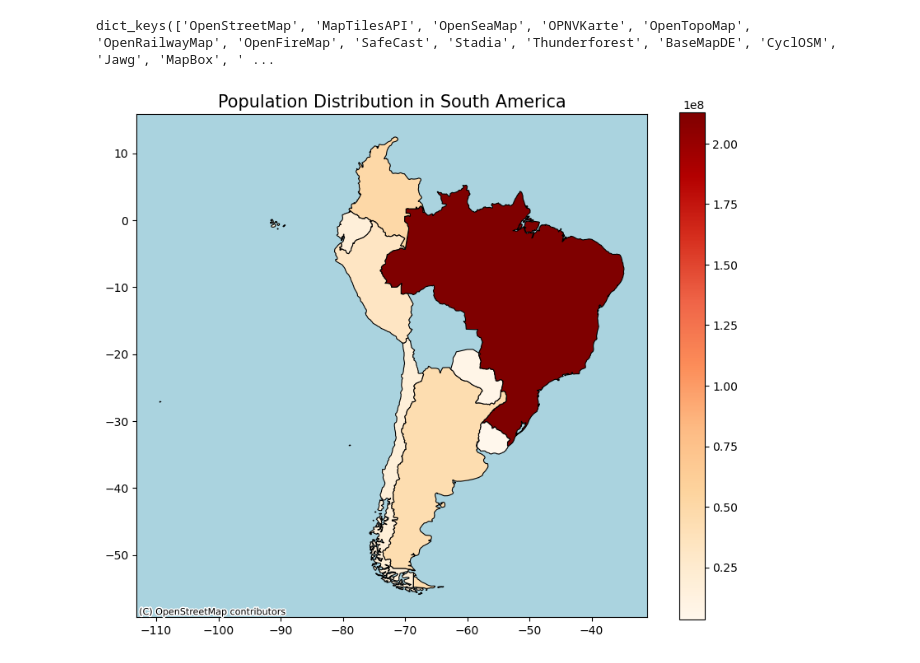
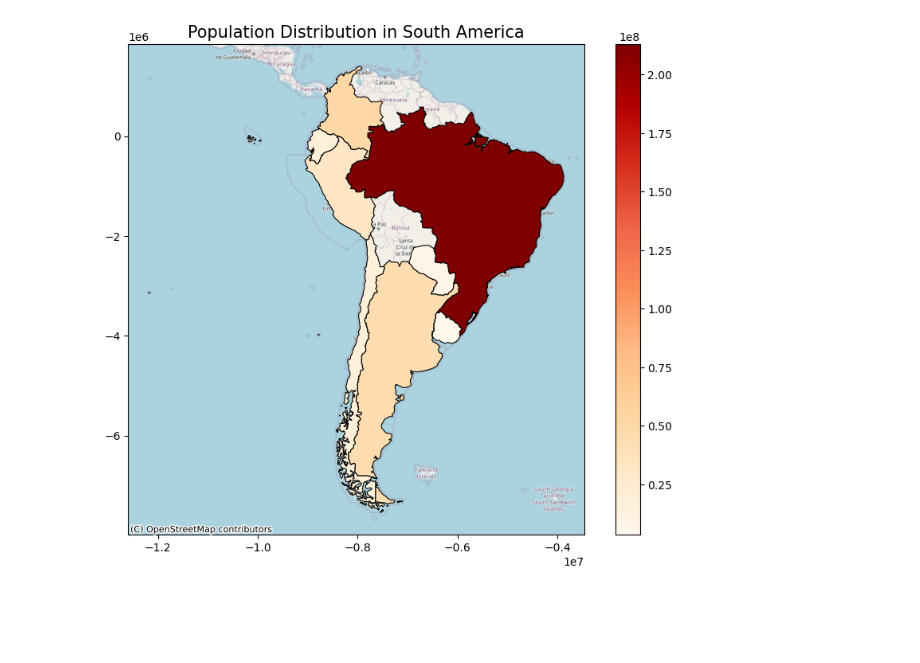
Before and after one commit to celestebasken/Project1, a Jupyter notebook: joc_workspace.ipynb, the cells around one changed output. Saved outputs shown, nothing was run; the diff lists cells and outputs as text; code cells hidden in the pictures; blank space fills up the shorter version.

```diff
--- a/joc_workspace.ipynb
+++ b/joc_workspace.ipynb
@@ -1,12 +1,21 @@
 # %%
 !pip install geopandas contextily matplotlib pandas
 !pip install --upgrade contextily xyzservices
+import geopandas as gpd
+import matplotlib.pyplot as plt
 import pandas as pd
-import matplotlib.pyplot as plt
 import contextily as ctx
-import geopandas as gpd
-file_path = "south-america_652.geojson"
-southamerica= gpd.read_file(file_path)
-southamerica
+
+file_path = "south-america_652 (1).geojson"
+southamerica = gpd.read_file(file_path)
+# this will load South American GeoJson file using pandas
+
+# Plot the base map of South America
+[fig, ax = plt.subplots(figsize=(10, 6))
+southamerica.plot(ax=ax, edgecolor="black", color="pink")
+plt.title("South America Map")
+plt.show()
+
+#This step helps us visualize the boundaries of South American countries before adding population data.
 # %% [output]
 Requirement already satisfied: geopandas in /srv/conda/lib/python3.11/site-packages (1.0.1)
@@ -78,15 +66,19 @@ merged_df = filtered_df.merge(population_df, left_on="name", right_on="Country")
-# %%
-import contextily as ctx
-print(ctx.providers.keys())
-# %% [output]
-dict_keys(['OpenStreetMap', 'MapTilesAPI', 'OpenSeaMap', 'OPNVKarte', 'OpenTopoMap', 'OpenRailwayMap', 'OpenFireMap', 'SafeCast', 'Stadia', 'Thunderforest', 'BaseMapDE', 'CyclOSM', 'Jawg', 'MapBox', ' ...
 # %%
+
+merged_df = merged_df.to_crs(epsg=3857)
+
+# Plot Population Distribution Map and the plot choropleth map where the color intensity represent population map
 fig, ax = plt.subplots(figsize=(10, 8))
 merged_df.plot(column="Population", cmap="OrRd", linewidth=0.8, edgecolor="black", legend=True, ax=ax)
+
 ax.set_title("Population Distribution in South America", fontsize=15)
-ctx.add_basemap(ax, source=ctx.providers.OpenStreetMap.Mapnik, zoom=10)
+
 
 ctx.add_basemap(ax, source=ctx.providers.OpenStreetMap.Mapnik)
+
+
 plt.show()
+
+# This step visualizes population distribution using color intensity and overlays it on a real-world map using OpenStreetMap.
 # %% [output]
-[figure, old version]
+[figure, new version]
```
Also changed, not shown: parts of 11 cells of this notebook, 3 other files.
